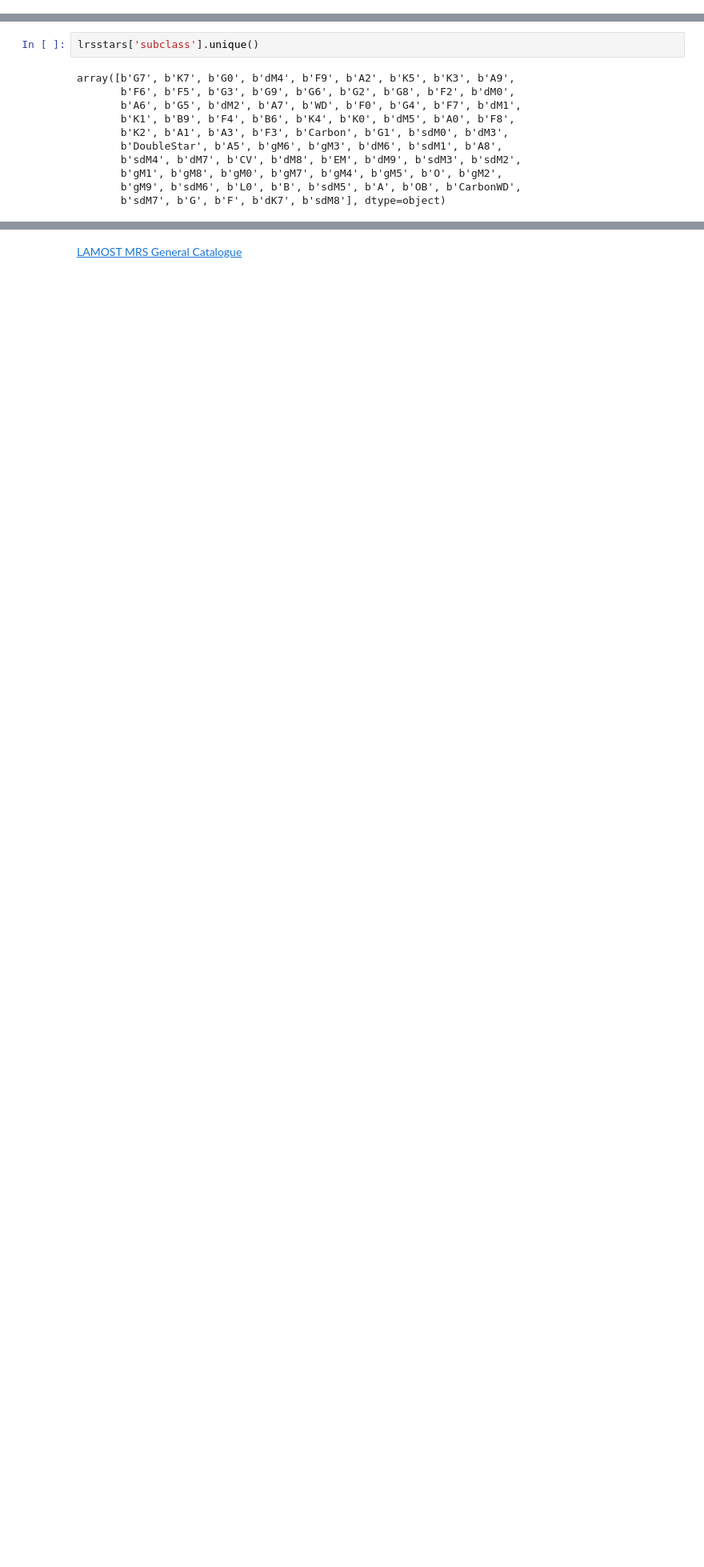
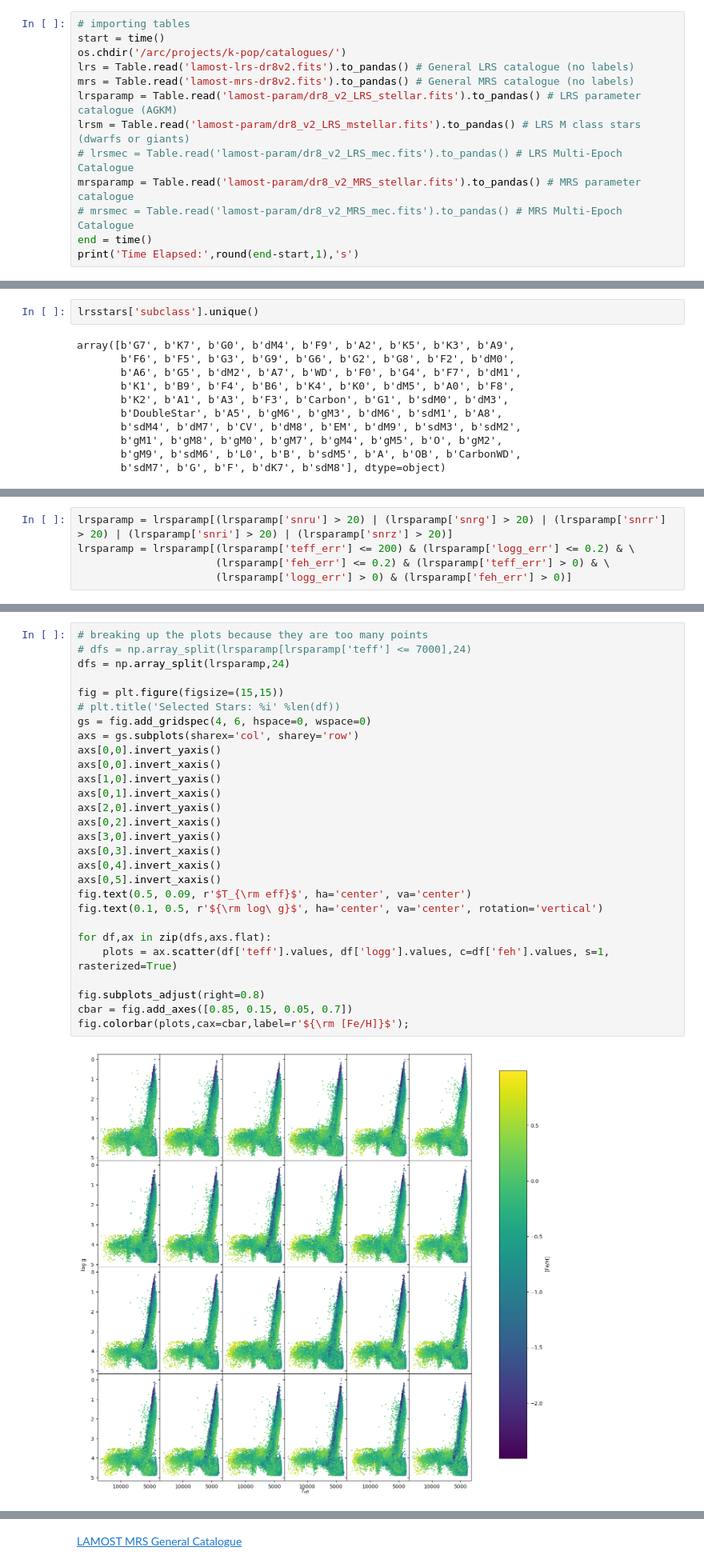
Before and after one commit to aydanmckay/clean-data, a Jupyter notebook: lamostdr8.ipynb, the cells around one changed output, grey strips where cells are left out. Shown at 80% size. Drawn from its saved outputs; the diff is of its cells as text; blank space fills up the shorter version.

```diff
--- a/lamostdr8.ipynb
+++ b/lamostdr8.ipynb
@@ -9,0 +17,13 @@ mrs = Table.read('/arc/projects/k-pop/catalogues/lamost-mrs-dr8v2.fits')
+# %%
+# importing tables
+start = time()
+os.chdir('/arc/projects/k-pop/catalogues/')
+lrs = Table.read('lamost-lrs-dr8v2.fits').to_pandas() # General LRS catalogue (no labels)
+mrs = Table.read('lamost-mrs-dr8v2.fits').to_pandas() # General MRS catalogue (no labels)
+lrsparamp = Table.read('lamost-param/dr8_v2_LRS_stellar.fits').to_pandas() # LRS parameter catalogue (AGKM)
+lrsm = Table.read('lamost-param/dr8_v2_LRS_mstellar.fits').to_pandas() # LRS M class stars (dwarfs or giants)
+# lrsmec = Table.read('lamost-param/dr8_v2_LRS_mec.fits').to_pandas() # LRS Multi-Epoch Catalogue
+mrsparamp = Table.read('lamost-param/dr8_v2_MRS_stellar.fits').to_pandas() # MRS parameter catalogue
+# mrsmec = Table.read('lamost-param/dr8_v2_MRS_mec.fits').to_pandas() # MRS Multi-Epoch Catalogue
+end = time()
+print('Time Elapsed:',round(end-start,1),'s')
@@ -100,0 +84,5 @@ lrs_star
+# %%
+lrsparamp = lrsparamp[(lrsparamp['snru'] > 20) | (lrsparamp['snrg'] > 20) | (lrsparamp['snrr'] > 20) | (lrsparamp['snri'] > 20) | (lrsparamp['snrz'] > 20)]
+lrsparamp = lrsparamp[(lrsparamp['teff_err'] <= 200) & (lrsparamp['logg_err'] <= 0.2) & \
+                      (lrsparamp['feh_err'] <= 0.2) & (lrsparamp['teff_err'] > 0) & \
+                      (lrsparamp['logg_err'] > 0) & (lrsparamp['feh_err'] > 0)]
@@ -100,0 +106,30 @@ lrs_star
+# %%
+# breaking up the plots because they are too many points
+# dfs = np.array_split(lrsparamp[lrsparamp['teff'] <= 7000],24)
+dfs = np.array_split(lrsparamp,24)
+
+fig = plt.figure(figsize=(15,15))
+# plt.title('Selected Stars: %i' %len(df))
+gs = fig.add_gridspec(4, 6, hspace=0, wspace=0)
+axs = gs.subplots(sharex='col', sharey='row')
+axs[0,0].invert_yaxis()
+axs[0,0].invert_xaxis()
+axs[1,0].invert_yaxis()
+axs[0,1].invert_xaxis()
+axs[2,0].invert_yaxis()
+axs[0,2].invert_xaxis()
+axs[3,0].invert_yaxis()
+axs[0,3].invert_xaxis()
+axs[0,4].invert_xaxis()
+axs[0,5].invert_xaxis()
+fig.text(0.5, 0.09, r'$T_{\rm eff}$', ha='center', va='center')
+fig.text(0.1, 0.5, r'${\rm log\ g}$', ha='center', va='center', rotation='vertical')
+
+for df,ax in zip(dfs,axs.flat):
+    plots = ax.scatter(df['teff'].values, df['logg'].values, c=df['feh'].values, s=1, rasterized=True)
+
+fig.subplots_adjust(right=0.8)
+cbar = fig.add_axes([0.85, 0.15, 0.05, 0.7])
+fig.colorbar(plots,cax=cbar,label=r'${\rm [Fe/H]}$');
+# %% [output]
+[figure, added]
```
Also changed, not shown: parts of 42 cells of this notebook.
